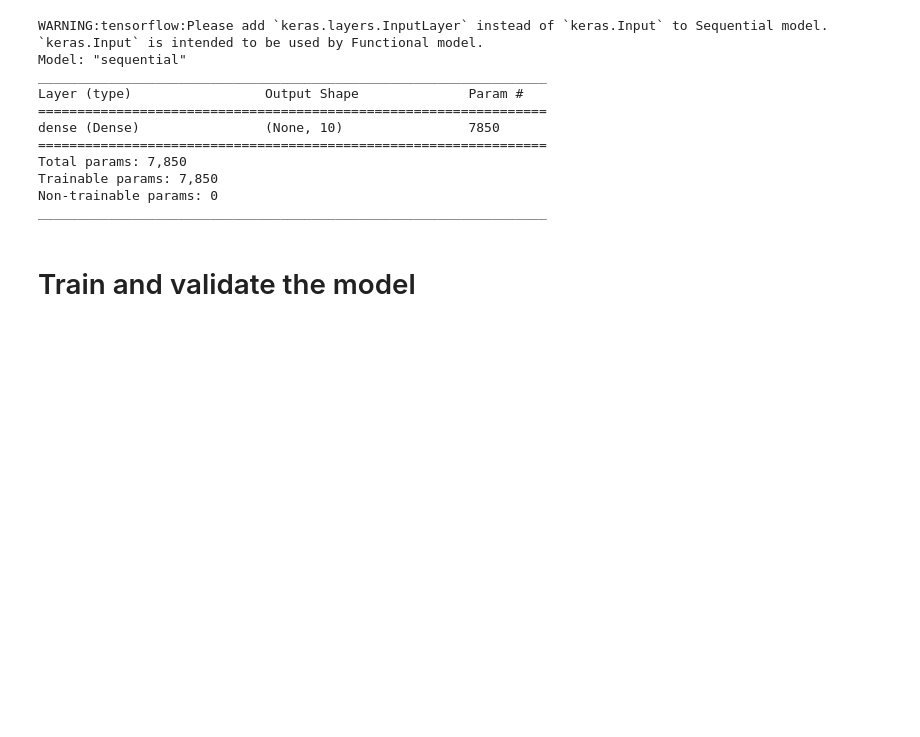
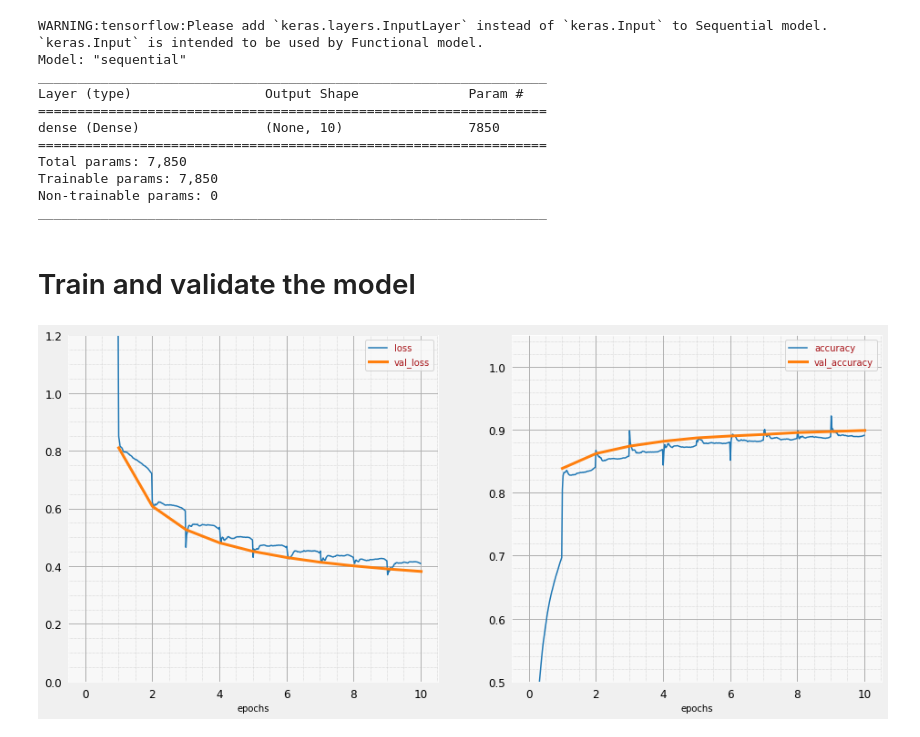
Before and after one commit to hatchdavid1/tensorflow_notes_tests, a Jupyter notebook: NN_TKDLwoPhD.ipynb, the cells around one changed output. Cells and saved outputs as stored; diff of their text form; code cells hidden in the pictures; blank space fills up the shorter version.

```diff
--- a/NN_TKDLwoPhD.ipynb
+++ b/NN_TKDLwoPhD.ipynb
@@ -277,3 +277,11 @@ Non-trainable params: 0
 _________________________________________________________________
 # %% [markdown]
 # Train and validate the model
+# %%
+steps_per_epoch = 60000 / BATCH_SIZE # 60,000 items in this dataset
+print('Steps per epoch: \n', steps_per_epoch)
+
+history = model.fit(training_dataset, steps_per_epoch=steps_per_epoch, epochs=EPOCHS, validation_data=validation_dataset,
+                    validation_steps =1, callbacks = [plot_training])
+# %% [output]
+[figure, added]
```
Also changed, not shown: parts of 2 cells of this notebook.
